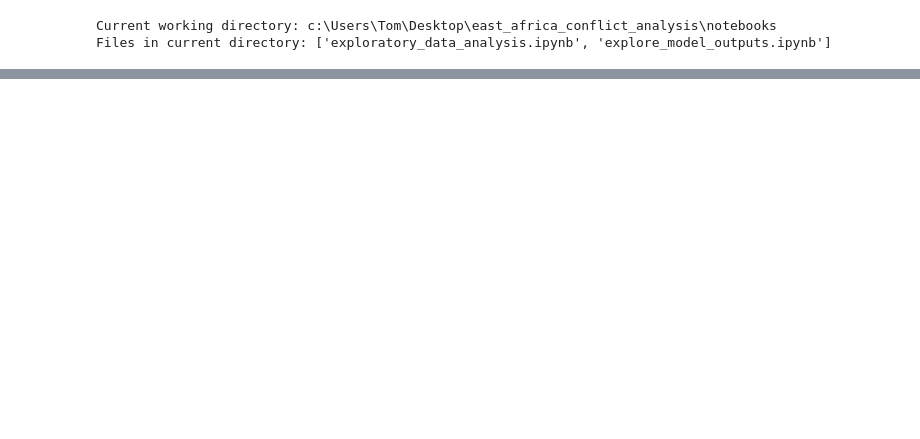
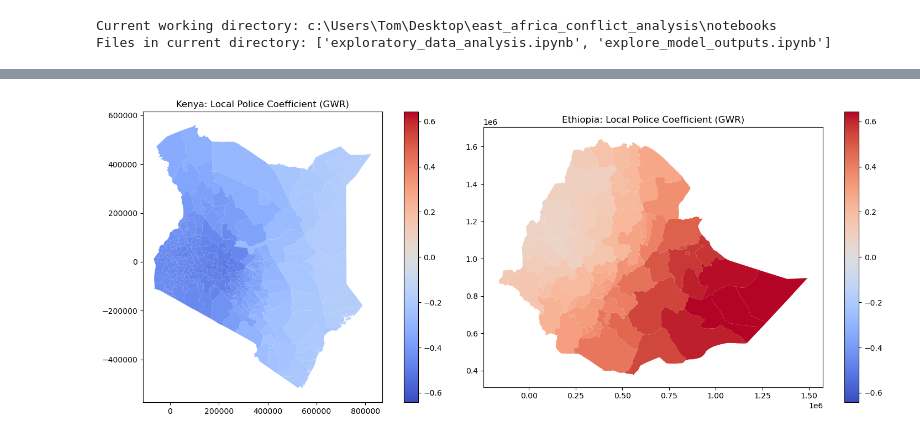
Before and after one commit to tomwaldin/east_africa_conflict_analysis, a Jupyter notebook: notebooks/explore_model_outputs.ipynb, the cells around one changed output, grey strips where cells are left out. Cells and saved outputs as stored; diff of their text form; code cells hidden in the pictures; blank space fills up the shorter version.

```diff
--- a/notebooks/explore_model_outputs.ipynb
+++ b/notebooks/explore_model_outputs.ipynb
@@ -52,0 +158,39 @@ None
+# %%
+import matplotlib.pyplot as plt
+
+coef_col = 'gwr_log_hospitals_density_coef'
+
+# 1. Compute symmetric scale across BOTH countries
+min_val = min(gdf_gwr_ken[coef_col].min(), gdf_gwr_eth[coef_col].min())
+max_val = max(gdf_gwr_ken[coef_col].max(), gdf_gwr_eth[coef_col].max())
+max_abs = max(abs(min_val), abs(max_val))
+
+# 2. Create side-by-side plots
+fig, axes = plt.subplots(1, 2, figsize=(16, 6))
+
+# Kenya
+gdf_gwr_ken.plot(
+    column=coef_col,
+    cmap='coolwarm',
+    vmin=-max_abs,
+    vmax=max_abs,
+    legend=True,
+    ax=axes[0]
+)
+axes[0].set_title("Kenya: Local Police Coefficient (GWR)")
+
+# Ethiopia
+gdf_gwr_eth.plot(
+    column=coef_col,
+    cmap='coolwarm',
+    vmin=-max_abs,
+    vmax=max_abs,
+    legend=True,
+    ax=axes[1]
+)
+axes[1].set_title("Ethiopia: Local Police Coefficient (GWR)")
+
+plt.tight_layout()
+plt.show()
+# %% [output]
+[figure, added]
```
Also changed, not shown: parts of 10 cells of this notebook, 3 other files.
